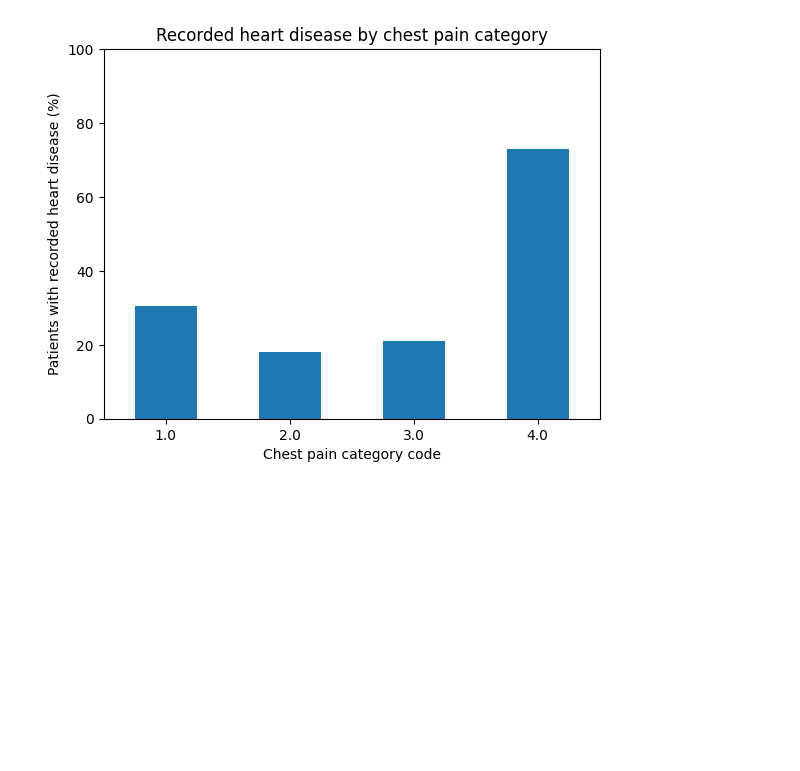
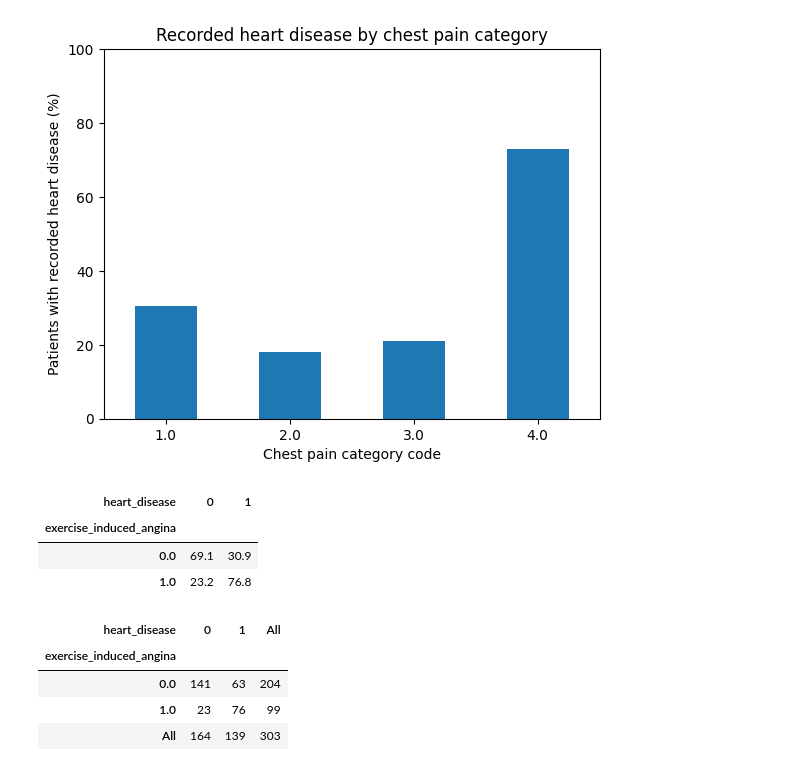
Before and after one commit to DafyddFuture/heart-disease-analysis, a Jupyter notebook: notebooks/01_heart_disease_data_audit.ipynb, the cells around one changed output. Drawn from its saved outputs; the diff is of its cells as text; code cells hidden in the pictures; blank space fills up the shorter version.

```diff
--- a/notebooks/01_heart_disease_data_audit.ipynb
+++ b/notebooks/01_heart_disease_data_audit.ipynb
@@ -298,3 +298,26 @@ plt.ylim(0, 100)
 plt.show()
 # %% [output]
 [figure]
+# %%
+pd.crosstab(
+    df["exercise_induced_angina"],
+    df["heart_disease"],
+    normalize="index"
+).mul(100).round(1)
+# %% [output]
+| heart_disease | 0 | 1 |
+| exercise_induced_angina |  |  |
+| 0.0 | 69.1 | 30.9 |
+| 1.0 | 23.2 | 76.8 |
+# %%
+pd.crosstab(
+    df["exercise_induced_angina"],
+    df["heart_disease"],
+    margins=True
+)
+# %% [output]
+| heart_disease | 0 | 1 | All |
+| exercise_induced_angina |  |  |  |
+| 0.0 | 141 | 63 | 204 |
+| 1.0 | 23 | 76 | 99 |
+| All | 164 | 139 | 303 |
```
Also changed, not shown: parts of 2 cells of this notebook.
